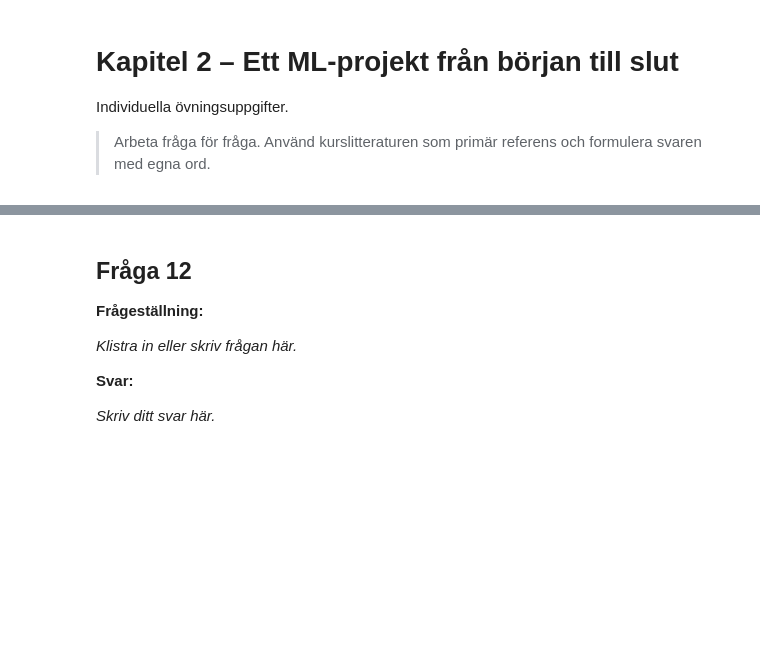
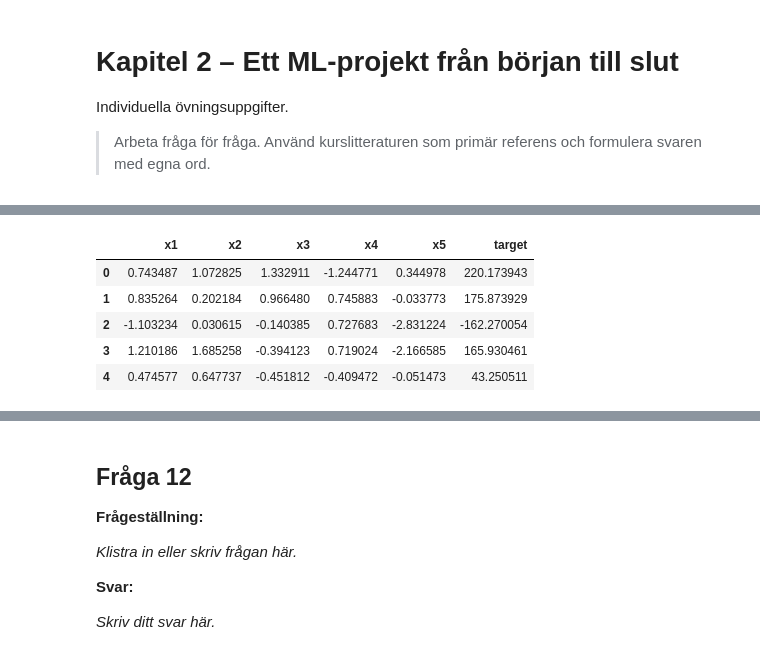
Before and after one commit to Mezea11/ai-ml-kurs-del-1, a Jupyter notebook: chapter_02_ml_project/chapter_02_ml_project.ipynb, the cells around one changed output, grey strips where cells are left out. Saved outputs shown, nothing was run; the diff lists cells and outputs as text; code cells hidden in the pictures; blank space fills up the shorter version.

Commit message:
chapter 2 almost finished

```diff
--- a/chapter_02_ml_project/chapter_02_ml_project.ipynb
+++ b/chapter_02_ml_project/chapter_02_ml_project.ipynb
@@ -112,0 +123,13 @@ _Skriv ditt svar här._
+# %%
+# Läs in datan
+
+df = pd.read_csv("chapter_02_ml_project\data\data_01 (2).csv")
+
+df.head()
+# %% [output]
+|  | x1 | x2 | x3 | x4 | x5 | target |
+| 0 | 0.743487 | 1.072825 | 1.332911 | -1.244771 | 0.344978 | 220.173943 |
+| 1 | 0.835264 | 0.202184 | 0.966480 | 0.745883 | -0.033773 | 175.873929 |
+| 2 | -1.103234 | 0.030615 | -0.140385 | 0.727683 | -2.831224 | -162.270054 |
+| 3 | 1.210186 | 1.685258 | -0.394123 | 0.719024 | -2.166585 | 165.930461 |
+| 4 | 0.474577 | 0.647737 | -0.451812 | -0.409472 | -0.051473 | 43.250511 |
```
Also changed, not shown: parts of 48 cells of this notebook, 5 other files.
